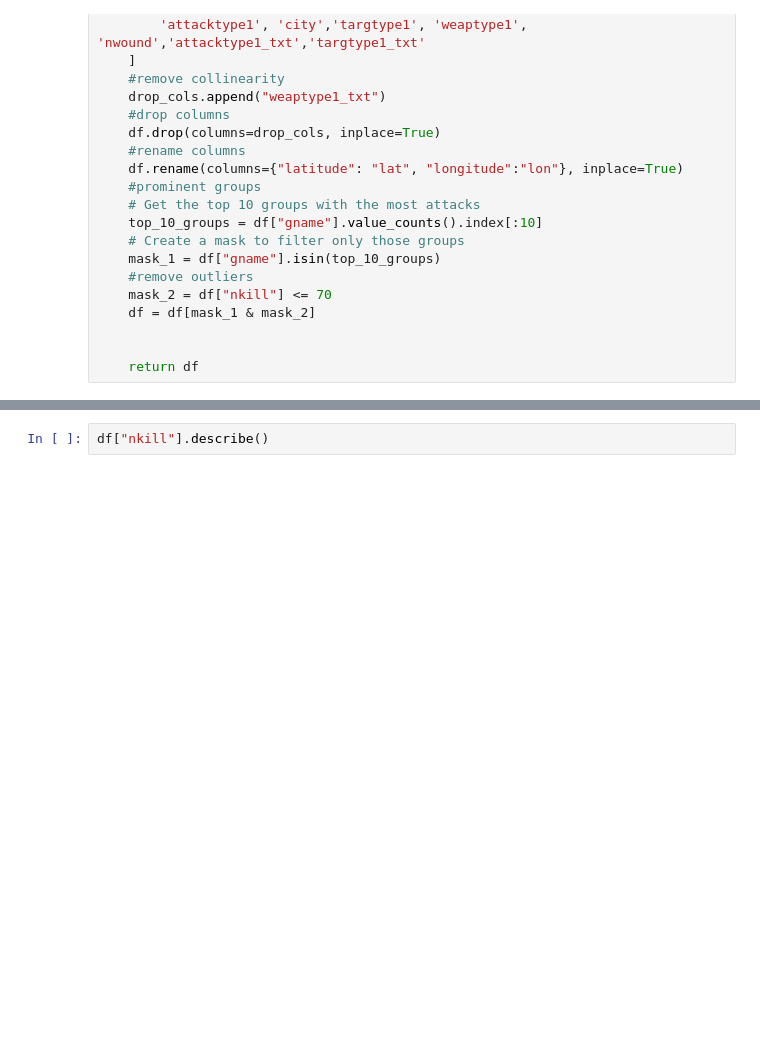
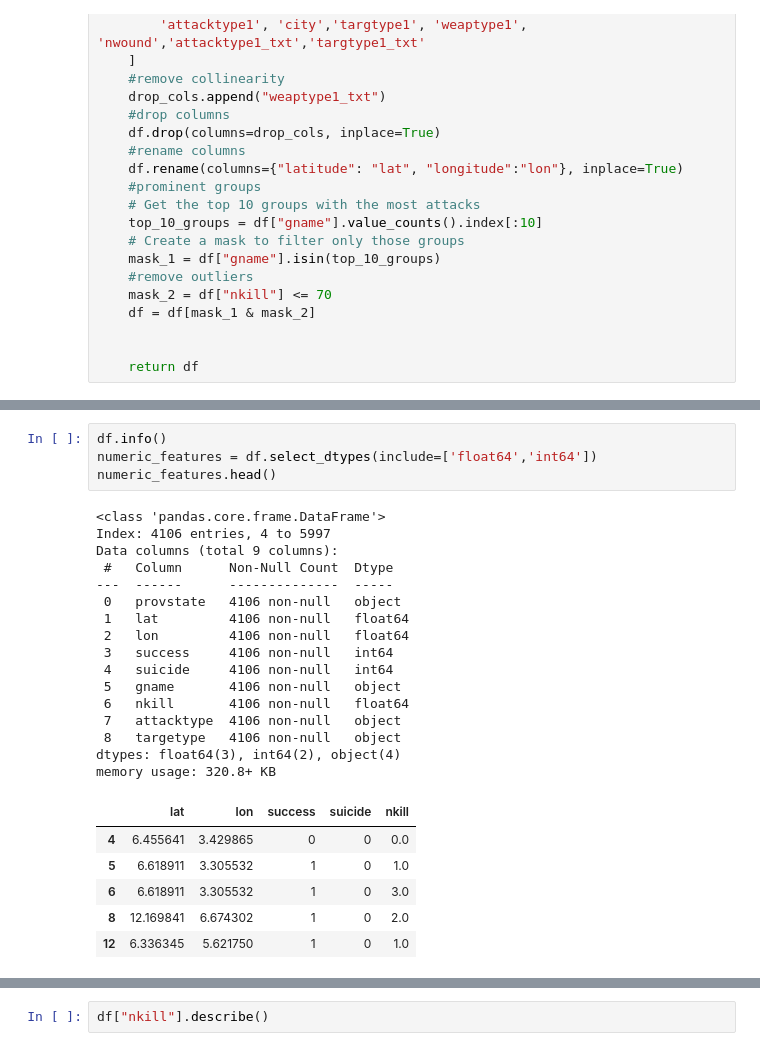
Before and after one commit to pabrokim/Terrorism-in-Nigeria, a Jupyter notebook: terror_data.ipynb, the cells around one changed output, grey strips where cells are left out. Saved outputs shown, nothing was run; the diff lists cells and outputs as text; blank space fills up the shorter version.

```diff
--- a/terror_data.ipynb
+++ b/terror_data.ipynb
@@ -53,0 +47,27 @@ The Shape of dataframe: (4106, 9)
+# %%
+df.info()
+numeric_features = df.select_dtypes(include=['float64','int64'])
+numeric_features.head()
+# %% [output]
+<class 'pandas.core.frame.DataFrame'>
+Index: 4106 entries, 4 to 5997
+Data columns (total 9 columns):
+ #   Column      Non-Null Count  Dtype
+---  ------      --------------  -----
+ 0   provstate   4106 non-null   object
+ 1   lat         4106 non-null   float64
+ 2   lon         4106 non-null   float64
+ 3   success     4106 non-null   int64
+ 4   suicide     4106 non-null   int64
+ 5   gname       4106 non-null   object
+ 6   nkill       4106 non-null   float64
+ 7   attacktype  4106 non-null   object
+ 8   targetype   4106 non-null   object
+dtypes: float64(3), int64(2), object(4)
+memory usage: 320.8+ KB
+|  | lat | lon | success | suicide | nkill |
+| 4 | 6.455641 | 3.429865 | 0 | 0 | 0.0 |
+| 5 | 6.618911 | 3.305532 | 1 | 0 | 1.0 |
+| 6 | 6.618911 | 3.305532 | 1 | 0 | 3.0 |
+| 8 | 12.169841 | 6.674302 | 1 | 0 | 2.0 |
+| 12 | 6.336345 | 5.621750 | 1 | 0 | 1.0 |
```
Also changed, not shown: parts of 2 cells of this notebook.
